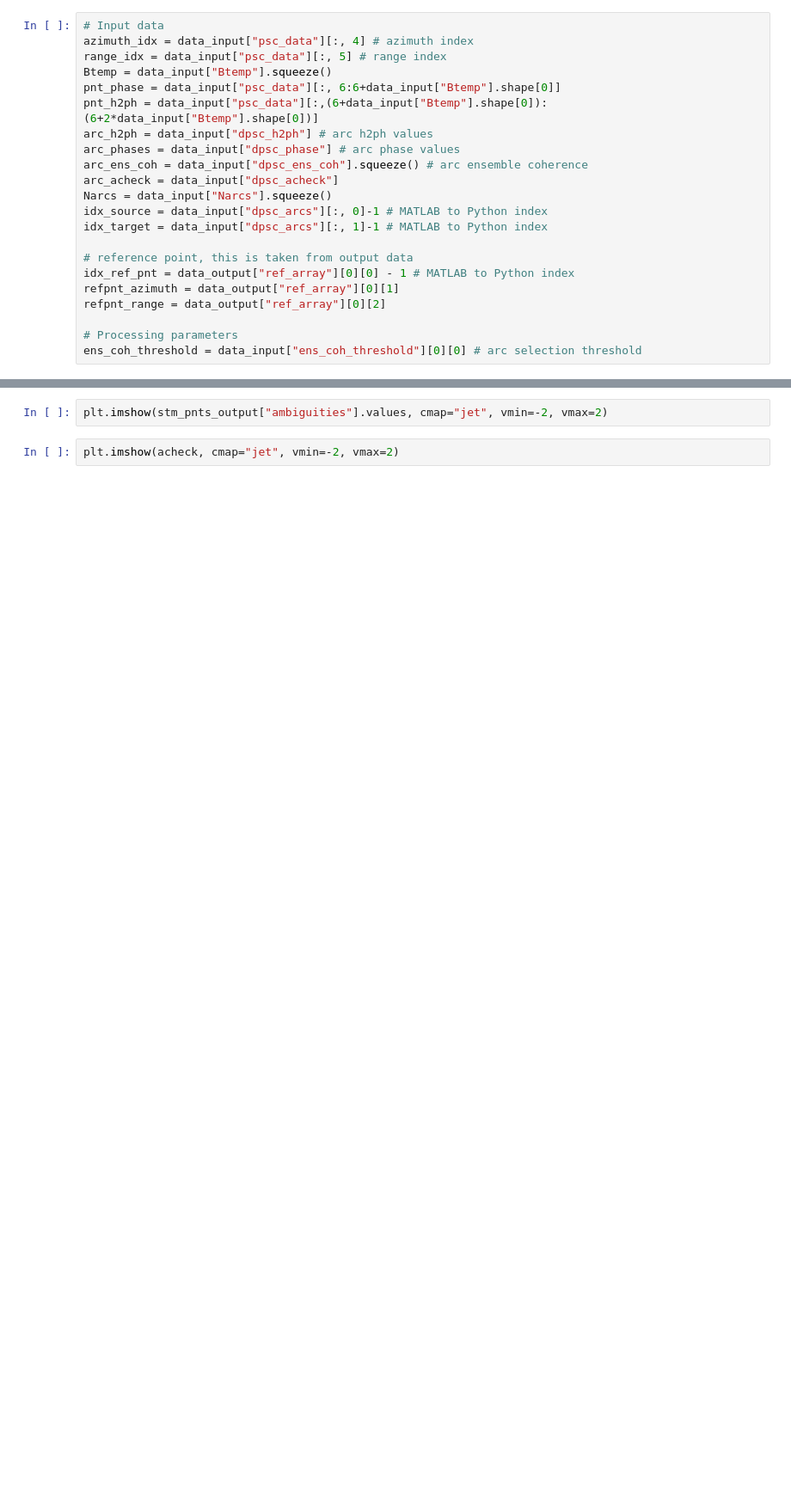
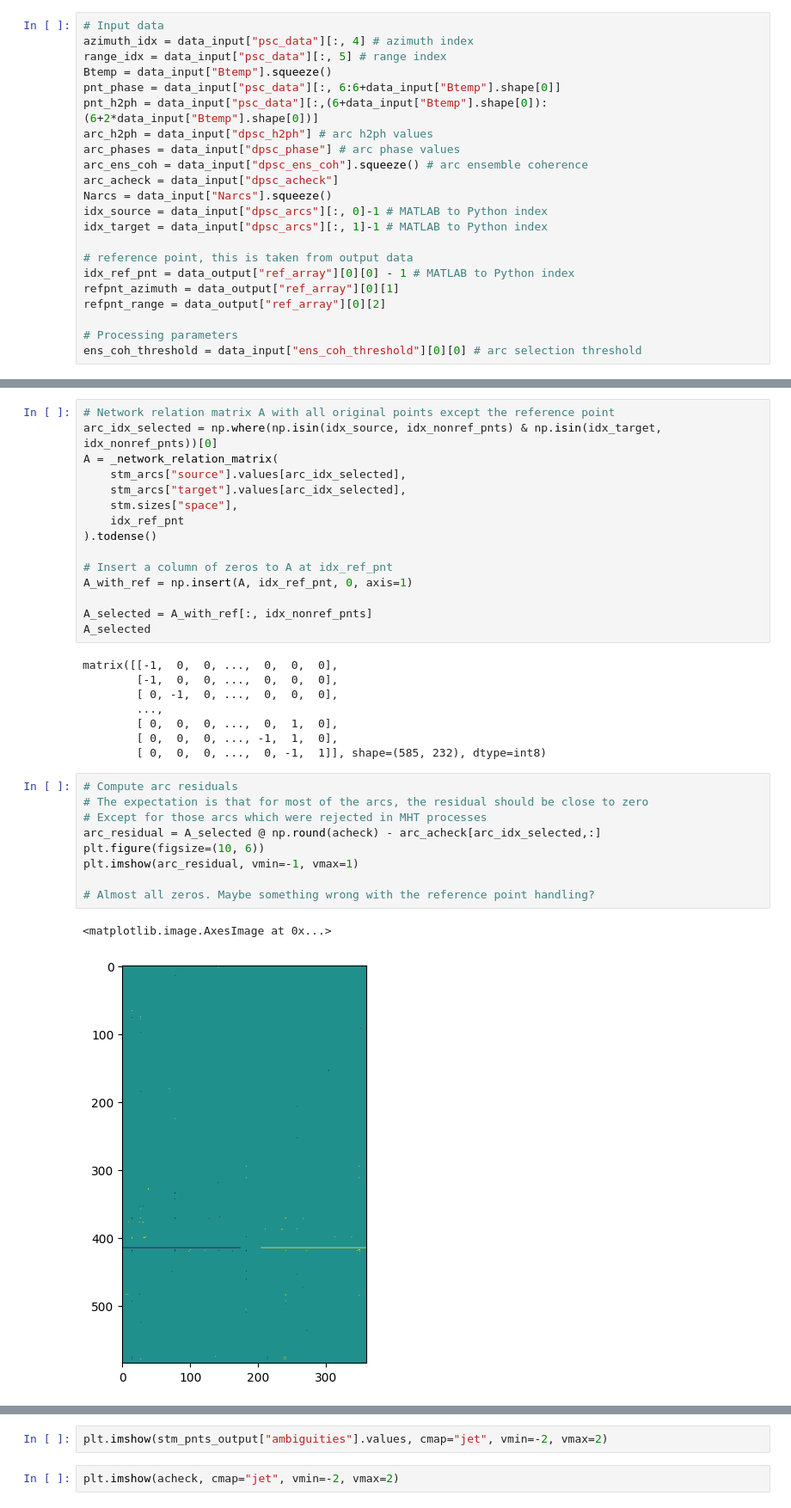
Before and after one commit to MotionbyLearning/example_scripts, a Jupyter notebook: network_integration/debug_network_integration_depsi_examples.ipynb, the cells around one changed output, grey strips where cells are left out. Shown: that part at 86% size. Drawn from its saved outputs; the diff is of its cells as text; blank space fills up the shorter version.

```diff
--- a/network_integration/debug_network_integration_depsi_examples.ipynb
+++ b/network_integration/debug_network_integration_depsi_examples.ipynb
@@ -133,0 +187,35 @@ plt.colorbar(plt.cm.ScalarMappable(norm=norm, cmap=cmap), ax=ax, label="ens_coh"
+# %%
+# Network relation matrix A with all original points except the reference point
+arc_idx_selected = np.where(np.isin(idx_source, idx_nonref_pnts) & np.isin(idx_target, idx_nonref_pnts))[0]
+A = _network_relation_matrix(
+    stm_arcs["source"].values[arc_idx_selected],
+    stm_arcs["target"].values[arc_idx_selected],
+    stm.sizes["space"],
+    idx_ref_pnt
+).todense()
+
+# Insert a column of zeros to A at idx_ref_pnt
+A_with_ref = np.insert(A, idx_ref_pnt, 0, axis=1)
+
+A_selected = A_with_ref[:, idx_nonref_pnts]
+A_selected
+# %% [output]
+matrix([[-1,  0,  0, ...,  0,  0,  0],
+        [-1,  0,  0, ...,  0,  0,  0],
+        [ 0, -1,  0, ...,  0,  0,  0],
+        ...,
+        [ 0,  0,  0, ...,  0,  1,  0],
+        [ 0,  0,  0, ..., -1,  1,  0],
+        [ 0,  0,  0, ...,  0, -1,  1]], shape=(585, 232), dtype=int8)
+# %%
+# Compute arc residuals
+# The expectation is that for most of the arcs, the residual should be close to zero
+# Except for those arcs which were rejected in MHT processes
+arc_residual = A_selected @ np.round(acheck) - arc_acheck[arc_idx_selected,:]
+plt.figure(figsize=(10, 6))
+plt.imshow(arc_residual, vmin=-1, vmax=1)
+
+# Almost all zeros. Maybe something wrong with the reference point handling?
+# %% [output]
+<matplotlib.image.AxesImage at 0x...>
+[figure, added]
```
Also changed, not shown: parts of 17 cells of this notebook.
